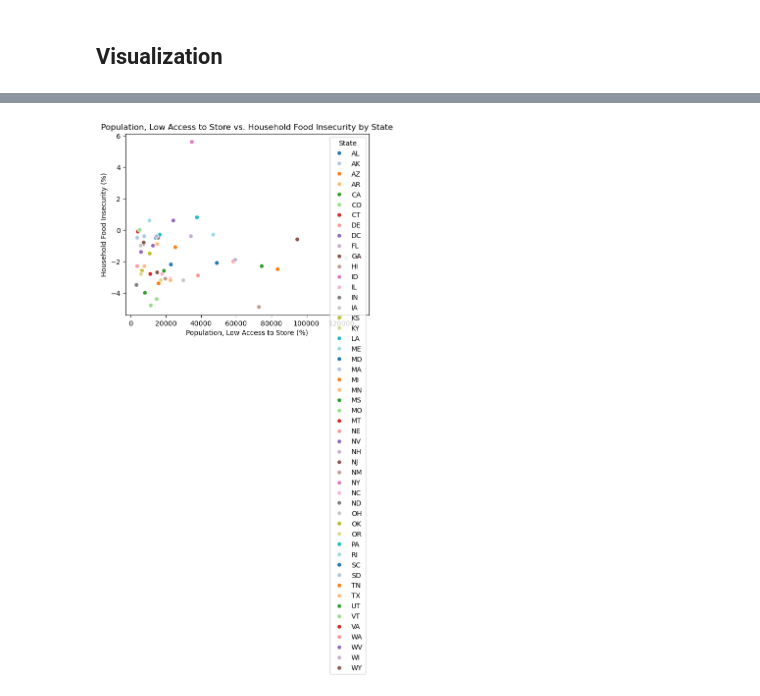
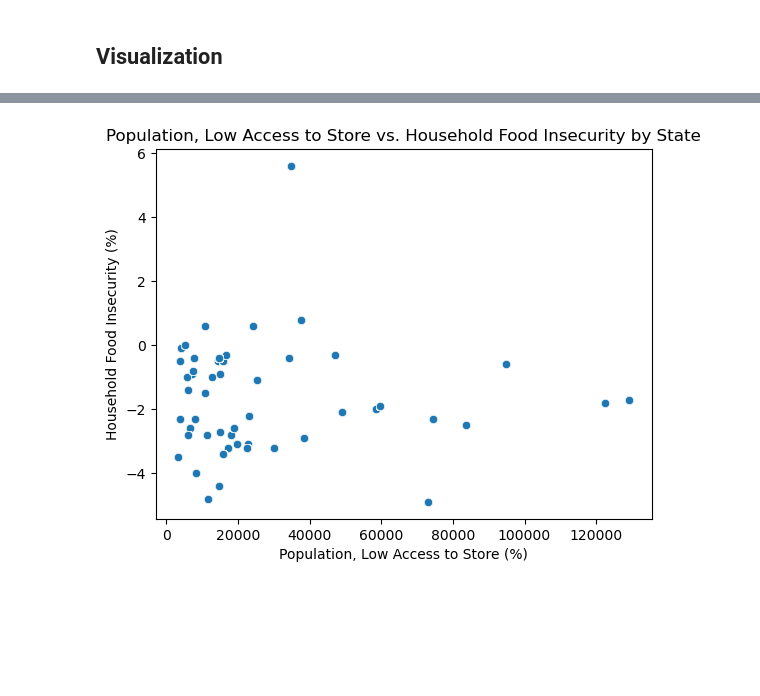
Before and after one commit to eva163x/food-insecurity-analysis, a Jupyter notebook: CS216_Project.ipynb, the cells around one changed output, grey strips where cells are left out. Saved outputs shown, nothing was run; the diff lists cells and outputs as text; code cells hidden in the pictures; blank space fills up the shorter version.

```diff
--- a/CS216_Project.ipynb
+++ b/CS216_Project.ipynb
@@ -229,34 +244,34 @@ Producer Data Summary:
 [figure]
 # %%
-# Household food insecurity (%, three-year average), 2015-17 -- vs -- Population, low access to store, 2015
+# Household food insecurity (%), three-year average, 2015-17 vs Population, low access to store, 2015
 
 # Filter low access population data
 filtered_data_low_access = state_and_county[state_and_county['Variable_Code'] == 'LACCESS_POP15'].copy()
 filtered_data_low_access['Low Access Population'] = pd.to_numeric(filtered_data_low_access['Value'], errors='coerce')
 
 state_avg_low_access = filtered_data_low_access.groupby('State')['Low Access Population'].mean().reset_index()
 
 # Filter household insecurity data
 filtered_data_insecurity = state_and_county[state_and_county['Variable_Code'] == 'CH_FOODINSEC_14_17'][['State', 'Value']].copy()
 filtered_data_insecurity.rename(columns={'Value': 'Household Insecurity'}, inplace=True)
 filtered_data_insecurity['Household Insecurity'] = pd.to_numeric(filtered_data_insecurity['Household Insecurity'], errors='coerce')
 
 # Merge the two datasets on FIPS code to align counties correctly
 merged_data = filtered_data_insecurity.merge(state_avg_low_access, on='State', how='left')
 
-# # Create scatter plot
+# Create scatter plot
 sns.scatterplot(
     data=merged_data,
     x='Low Access Population',
     y='Household Insecurity',
-    hue='State',
     palette='tab20',
+    legend = False
 )
 
 plt.title("Population, Low Access to Store vs. Household Food Insecurity by State")
 plt.xlabel("Population, Low Access to Store (%)")
 plt.ylabel("Household Food Insecurity (%)")
 
 plt.show()
 # %% [output]
-[figure, old version]
+[figure, new version]
```
Also changed, not shown: parts of 5 cells of this notebook.
